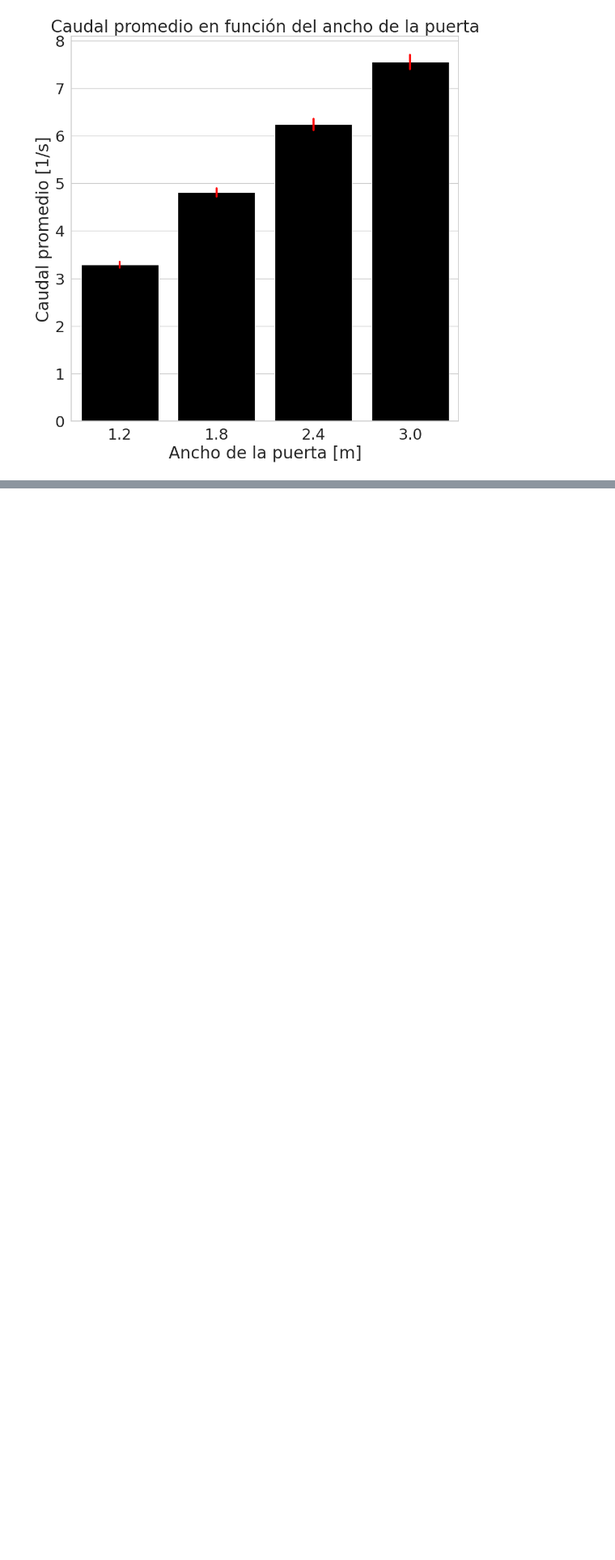
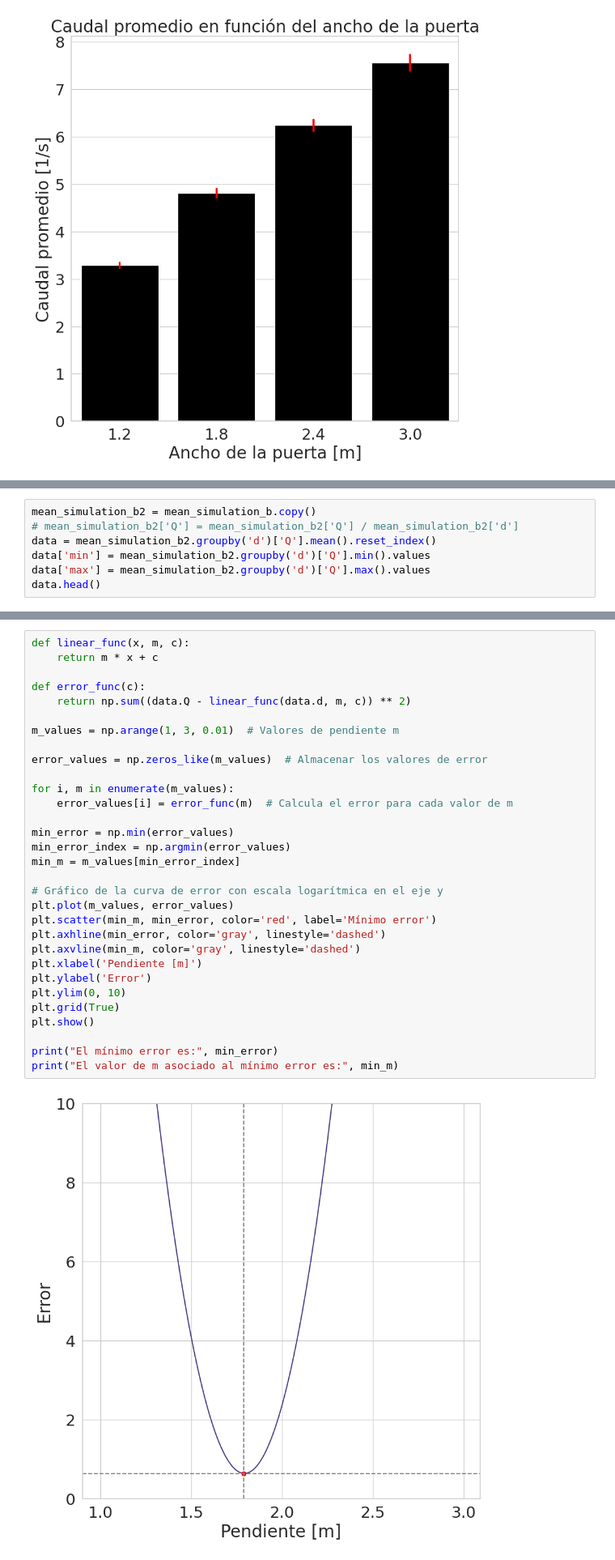
Before and after one commit to lvittor/ss, a Jupyter notebook: notebooks/tp5.ipynb, the cells around one changed output, grey strips where cells are left out. Shown at 81% size. Saved outputs shown, nothing was run; the diff lists cells and outputs as text; blank space fills up the shorter version.

```diff
--- a/notebooks/tp5.ipynb
+++ b/notebooks/tp5.ipynb
@@ -360,0 +379,7 @@ plt.show()
+# %%
+mean_simulation_b2 = mean_simulation_b.copy()
+# mean_simulation_b2['Q'] = mean_simulation_b2['Q'] / mean_simulation_b2['d']
+data = mean_simulation_b2.groupby('d')['Q'].mean().reset_index()
+data['min'] = mean_simulation_b2.groupby('d')['Q'].min().values
+data['max'] = mean_simulation_b2.groupby('d')['Q'].max().values
+data.head()
@@ -360,0 +392,33 @@ plt.show()
+# %%
+def linear_func(x, m, c):
+    return m * x + c
+
+def error_func(c):
+    return np.sum((data.Q - linear_func(data.d, m, c)) ** 2)
+
+m_values = np.arange(1, 3, 0.01)  # Valores de pendiente m
+
+error_values = np.zeros_like(m_values)  # Almacenar los valores de error
+
+for i, m in enumerate(m_values):
+    error_values[i] = error_func(m)  # Calcula el error para cada valor de m
+
+min_error = np.min(error_values)
+min_error_index = np.argmin(error_values)
+min_m = m_values[min_error_index]
+
+# Gráfico de la curva de error con escala logarítmica en el eje y
+plt.plot(m_values, error_values)
+plt.scatter(min_m, min_error, color='red', label='Mínimo error')
+plt.axhline(min_error, color='gray', linestyle='dashed')
+plt.axvline(min_m, color='gray', linestyle='dashed')
+plt.xlabel('Pendiente [m]')
+plt.ylabel('Error')
+plt.ylim(0, 10)
+plt.grid(True)
+plt.show()
+
+print("El mínimo error es:", min_error)
+print("El valor de m asociado al mínimo error es:", min_m)
+# %% [output]
+[figure, added]
```
Also changed, not shown: parts of 7 cells of this notebook, 2 other files.
